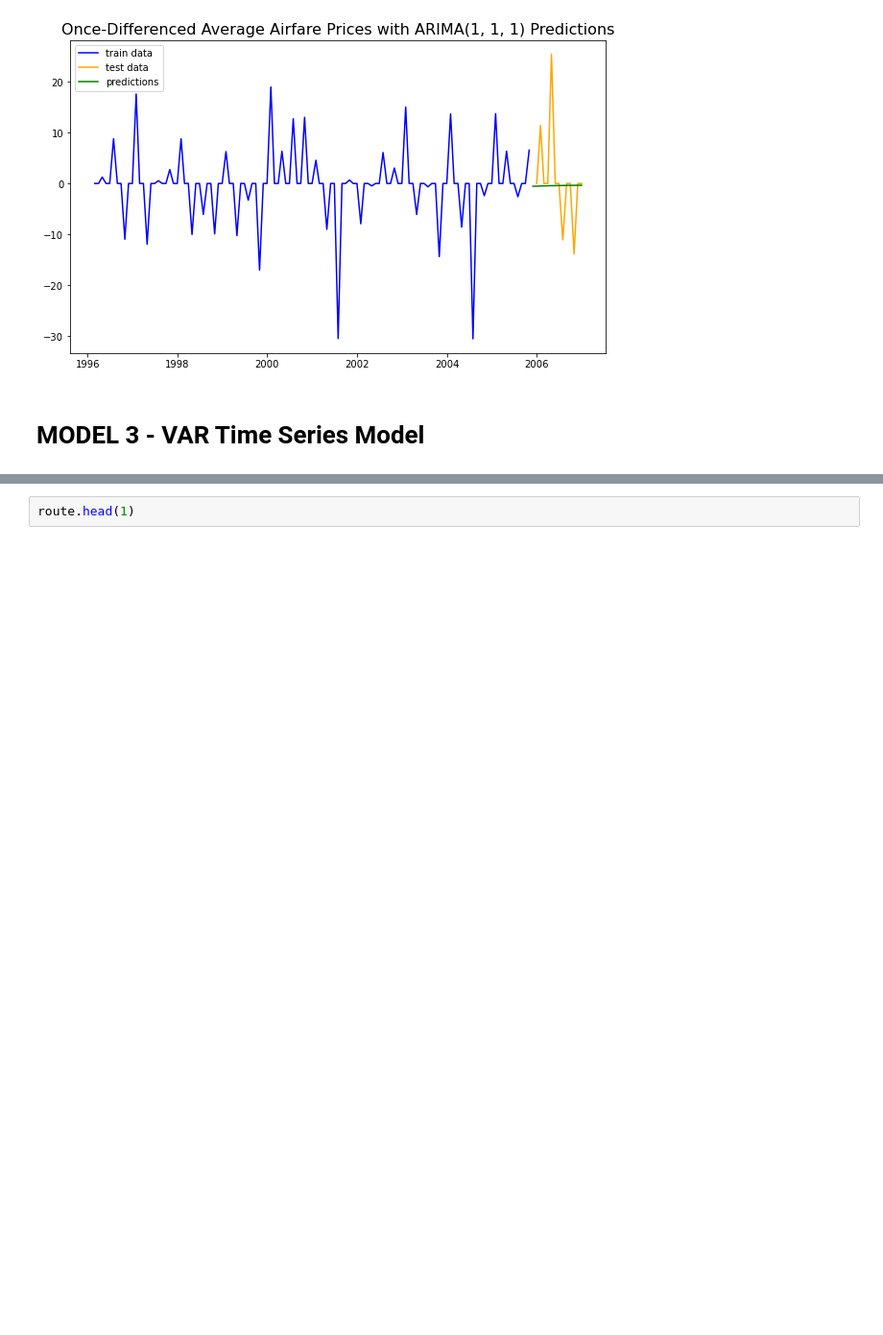
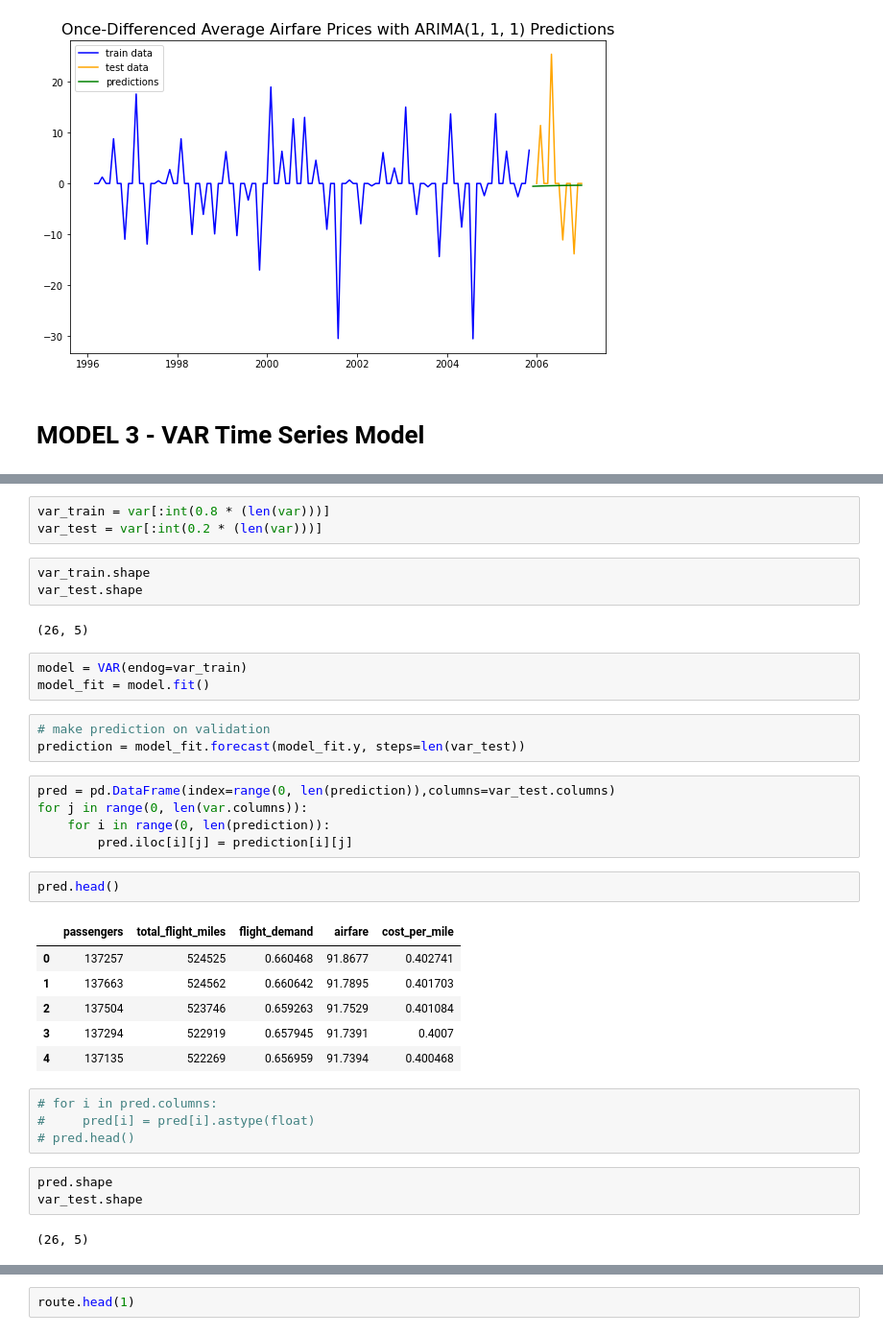
Before and after one commit to tluccini/GA-DSIR-Capstone, a Jupyter notebook: eda_preproc_mod.ipynb, the cells around one changed output, grey strips where cells are left out. Shown at 96% size. Cells and saved outputs as stored; diff of their text form; blank space fills up the shorter version.

```diff
--- a/eda_preproc_mod.ipynb
+++ b/eda_preproc_mod.ipynb
@@ -1094,0 +1128,37 @@ from statsmodels.tsa.api import VAR
+# %%
+var_train = var[:int(0.8 * (len(var)))]
+var_test = var[:int(0.2 * (len(var)))]
+# %%
+var_train.shape
+var_test.shape
+# %% [output]
+(26, 5)
+# %%
+model = VAR(endog=var_train)
+model_fit = model.fit()
+# %%
+# make prediction on validation
+prediction = model_fit.forecast(model_fit.y, steps=len(var_test))
+# %%
+pred = pd.DataFrame(index=range(0, len(prediction)),columns=var_test.columns)
+for j in range(0, len(var.columns)):
+    for i in range(0, len(prediction)):
+        pred.iloc[i][j] = prediction[i][j]
+# %%
+pred.head()
+# %% [output]
+|  | passengers | total_flight_miles | flight_demand | airfare | cost_per_mile |
+| 0 | 137257 | 524525 | 0.660468 | 91.8677 | 0.402741 |
+| 1 | 137663 | 524562 | 0.660642 | 91.7895 | 0.401703 |
+| 2 | 137504 | 523746 | 0.659263 | 91.7529 | 0.401084 |
+| 3 | 137294 | 522919 | 0.657945 | 91.7391 | 0.4007 |
+| 4 | 137135 | 522269 | 0.656959 | 91.7394 | 0.400468 |
+# %%
+# for i in pred.columns:
+#     pred[i] = pred[i].astype(float)
+# pred.head()
+# %%
+pred.shape
+var_test.shape
+# %% [output]
+(26, 5)
```
Also changed, not shown: parts of 64 cells of this notebook, 1 other file.
